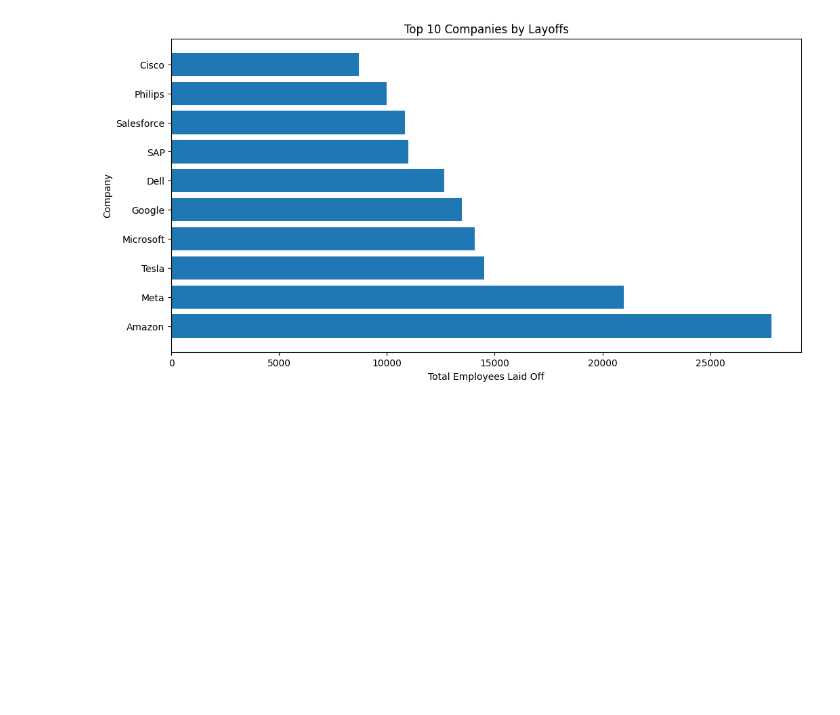
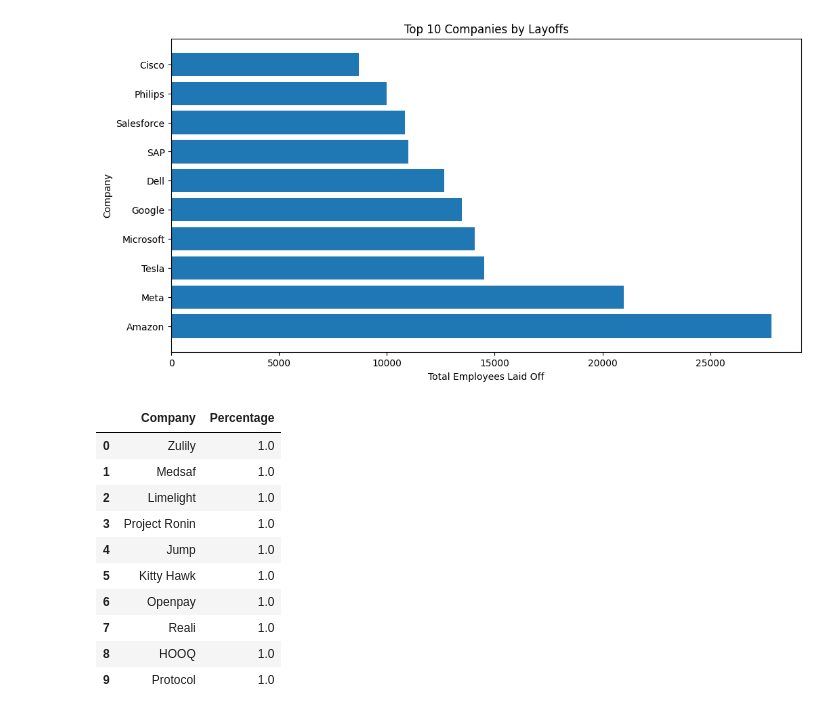
Before and after one commit to riddhikale/Tech-Layoffs, a Jupyter notebook: notebooks/eda.ipynb, the cells around one changed output. Saved outputs shown, nothing was run; the diff lists cells and outputs as text; code cells hidden in the pictures; blank space fills up the shorter version.

Commit message:
companies with highest layoff percentage to assess severity

```diff
--- a/notebooks/eda.ipynb
+++ b/notebooks/eda.ipynb
@@ -241,3 +241,26 @@ plt.ylabel("Company")
 plt.show()
 # %% [output]
 [figure]
+# %%
+#remove missing percentage values
+df_pct = df.dropna(subset=['Percentage'])
+
+company_pct = (
+    df_pct.groupby('Company')['Percentage']
+    .mean()
+    .sort_values(ascending=False)
+    .reset_index()
+)
+company_pct.head(10)
+# %% [output]
+|  | Company | Percentage |
+| 0 | Zulily | 1.0 |
+| 1 | Medsaf | 1.0 |
+| 2 | Limelight | 1.0 |
+| 3 | Project Ronin | 1.0 |
+| 4 | Jump | 1.0 |
+| 5 | Kitty Hawk | 1.0 |
+| 6 | Openpay | 1.0 |
+| 7 | Reali | 1.0 |
+| 8 | HOOQ | 1.0 |
+| 9 | Protocol | 1.0 |
```
